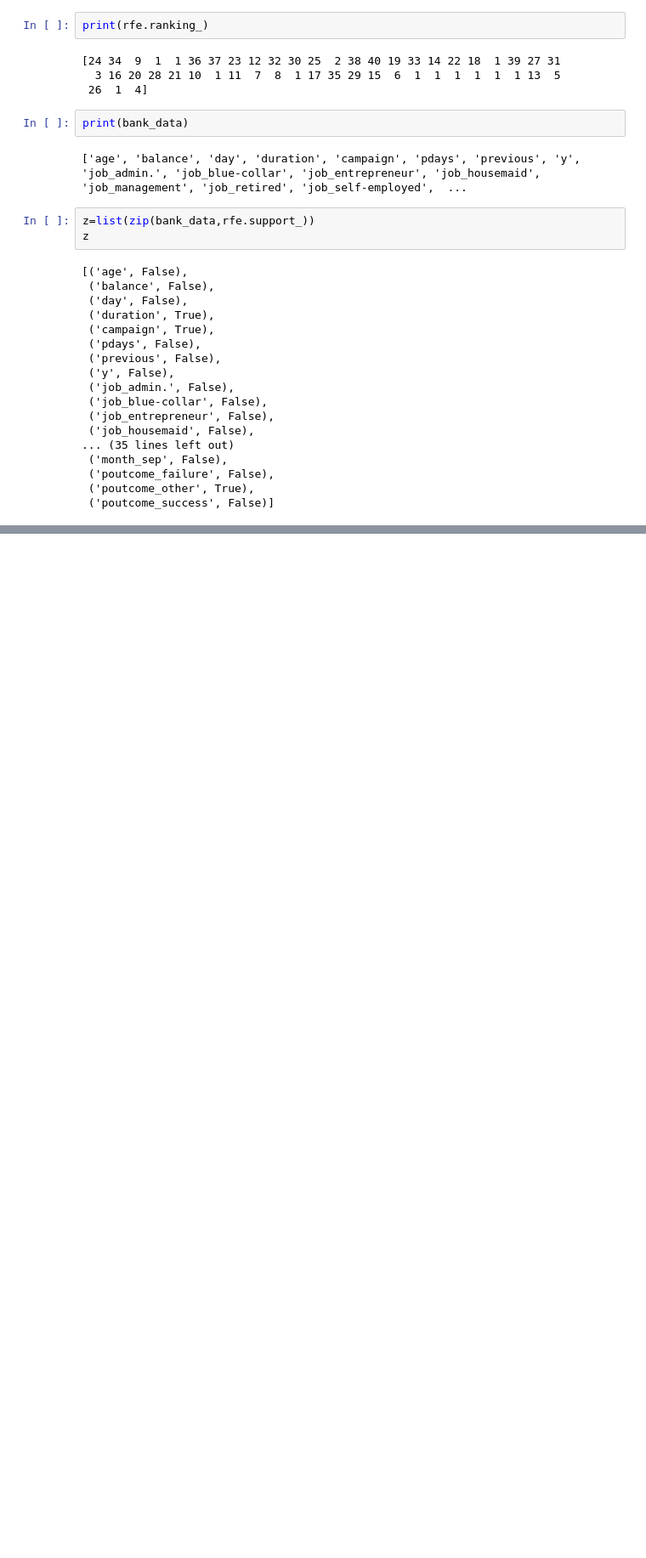
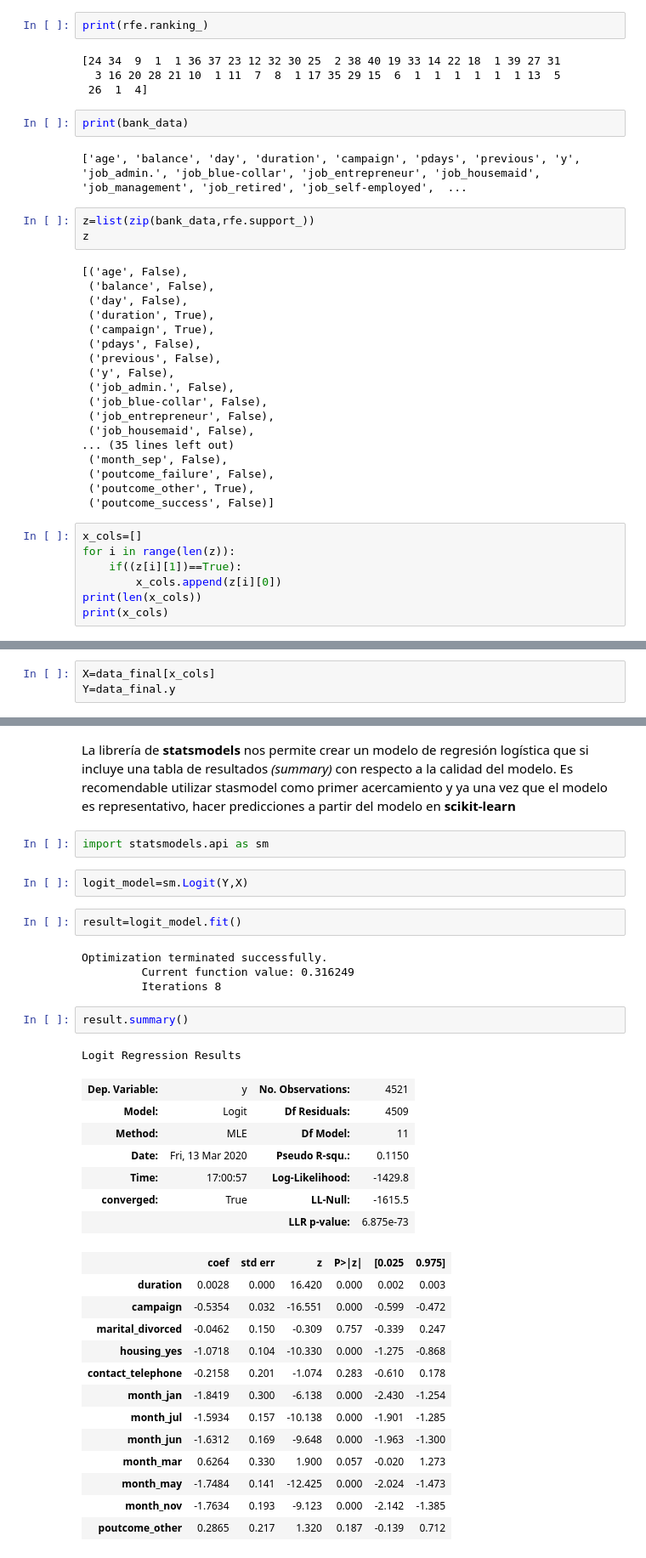
Before and after one commit to edavgaun/Inteligencia-de-negocios, a Jupyter notebook: 09_Intro_Reg_Log_2.ipynb, the cells around one changed output, grey strips where cells are left out. Shown at 85% size. Saved outputs shown, nothing was run; the diff lists cells and outputs as text; blank space fills up the shorter version.

```diff
--- a/09_Intro_Reg_Log_2.ipynb
+++ b/09_Intro_Reg_Log_2.ipynb
@@ -502,3 +502,10 @@ z
  ('poutcome_failure', False),
  ('poutcome_other', True),
  ('poutcome_success', False)]
+# %%
+x_cols=[]
+for i in range(len(z)):
+    if((z[i][1])==True):
+        x_cols.append(z[i][0])
+print(len(x_cols))
+print(x_cols)
@@ -504,0 +515,3 @@ z
+# %%
+X=data_final[x_cols]
+Y=data_final.y
@@ -504,0 +520,36 @@ z
+# %% [markdown]
+La librería de **statsmodels** nos permite crear un modelo de regresión logística que si incluye una tabla de resultados *(summary)* con respecto a la calidad del modelo. Es recomendable utilizar stasmodel como primer acercamiento y ya una vez que el modelo es representativo, hacer predicciones a partir del modelo en **scikit-learn**
+# %%
+import statsmodels.api as sm
+# %%
+logit_model=sm.Logit(Y,X)
+# %%
+result=logit_model.fit()
+# %% [output]
+Optimization terminated successfully.
+         Current function value: 0.316249
+         Iterations 8
+# %%
+result.summary()
+# %% [output]
+Logit Regression Results
+| Dep. Variable: | y | No. Observations: | 4521 |
+| Model: | Logit | Df Residuals: | 4509 |
+| Method: | MLE | Df Model: | 11 |
+| Date: | Fri, 13 Mar 2020 | Pseudo R-squ.: | 0.1150 |
+| Time: | 17:00:57 | Log-Likelihood: | -1429.8 |
+| converged: | True | LL-Null: | -1615.5 |
+|  |  | LLR p-value: | 6.875e-73 |
+|  | coef | std err | z | P>|z| | [0.025 | 0.975] |
+| duration | 0.0028 | 0.000 | 16.420 | 0.000 | 0.002 | 0.003 |
+| campaign | -0.5354 | 0.032 | -16.551 | 0.000 | -0.599 | -0.472 |
+| marital_divorced | -0.0462 | 0.150 | -0.309 | 0.757 | -0.339 | 0.247 |
+| housing_yes | -1.0718 | 0.104 | -10.330 | 0.000 | -1.275 | -0.868 |
+| contact_telephone | -0.2158 | 0.201 | -1.074 | 0.283 | -0.610 | 0.178 |
+| month_jan | -1.8419 | 0.300 | -6.138 | 0.000 | -2.430 | -1.254 |
+| month_jul | -1.5934 | 0.157 | -10.138 | 0.000 | -1.901 | -1.285 |
+| month_jun | -1.6312 | 0.169 | -9.648 | 0.000 | -1.963 | -1.300 |
+| month_mar | 0.6264 | 0.330 | 1.900 | 0.057 | -0.020 | 1.273 |
+| month_may | -1.7484 | 0.141 | -12.425 | 0.000 | -2.024 | -1.473 |
+| month_nov | -1.7634 | 0.193 | -9.123 | 0.000 | -2.142 | -1.385 |
+| poutcome_other | 0.2865 | 0.217 | 1.320 | 0.187 | -0.139 | 0.712 |
```
Also changed, not shown: parts of 36 cells of this notebook.
